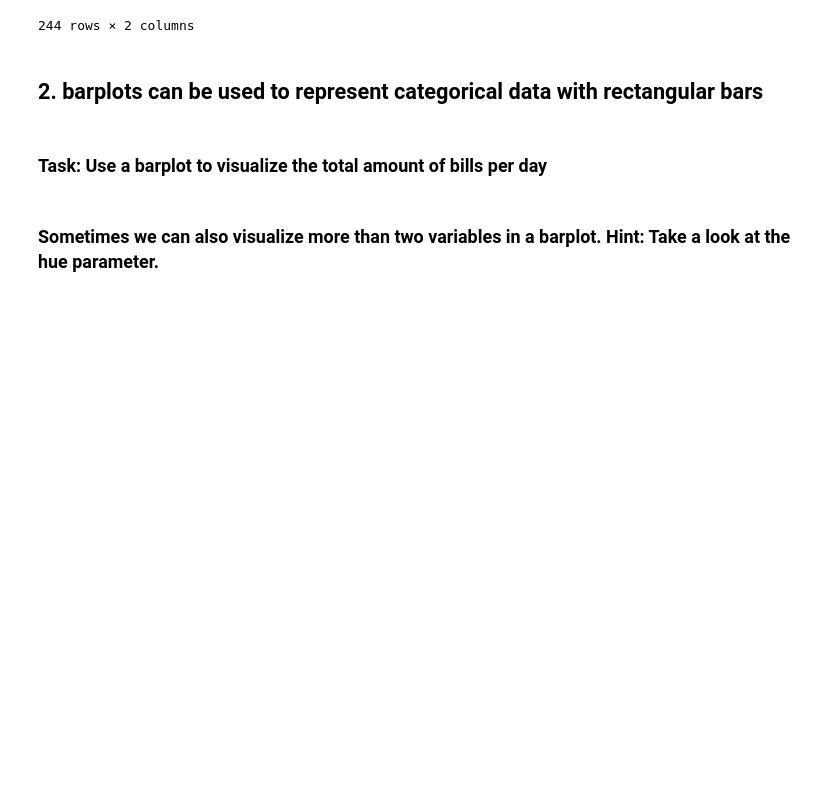
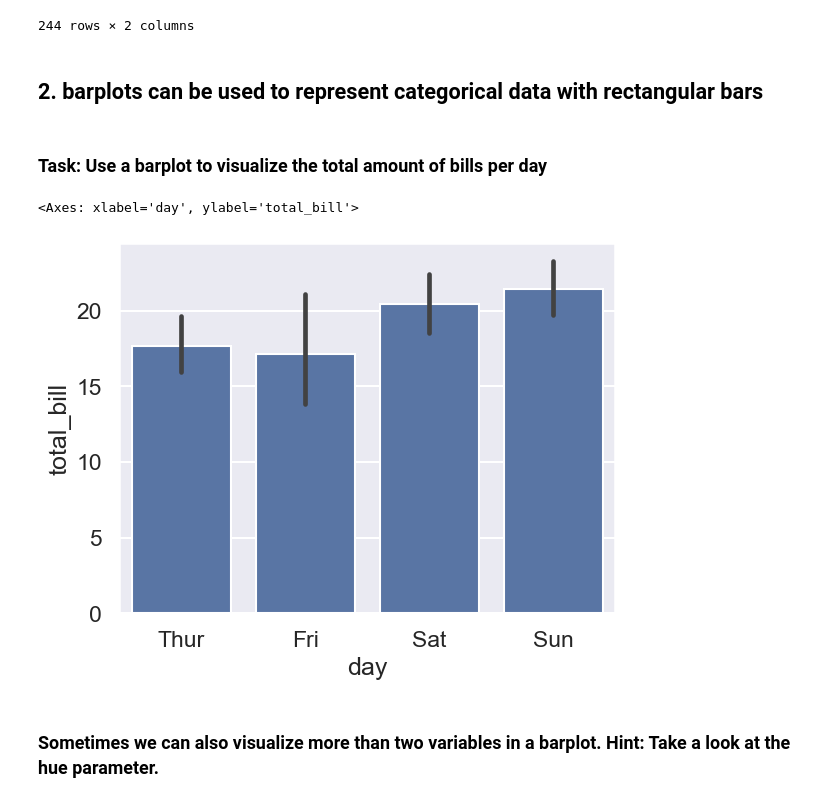
Before and after one commit to Victor-L-Almgren/Labs-and-exersizes, a Jupyter notebook: 7. Principles and Techniques for Data Science/Lab02/LAB02.ipynb, the cells around one changed output. Cells and saved outputs as stored; diff of their text form; code cells hidden in the pictures; blank space fills up the shorter version.

```diff
--- a/7. Principles and Techniques for Data Science/Lab02/LAB02.ipynb
+++ b/7. Principles and Techniques for Data Science/Lab02/LAB02.ipynb
@@ -99,2 +106,9 @@ tips[['day', 'total_bill']]
+# %%
+# YOUR CODE HERE
+data = tips[['day', 'total_bill']]
+sns.barplot(data, x=data['day'], y=data['total_bill'])
+# %% [output]
+<Axes: xlabel='day', ylabel='total_bill'>
+[figure, added]
 # %% [markdown]
 ### Sometimes we can also visualize more than two variables in a barplot. Hint: Take a look at the hue parameter.
```
Also changed, not shown: parts of 40 cells of this notebook, 2 other files.
